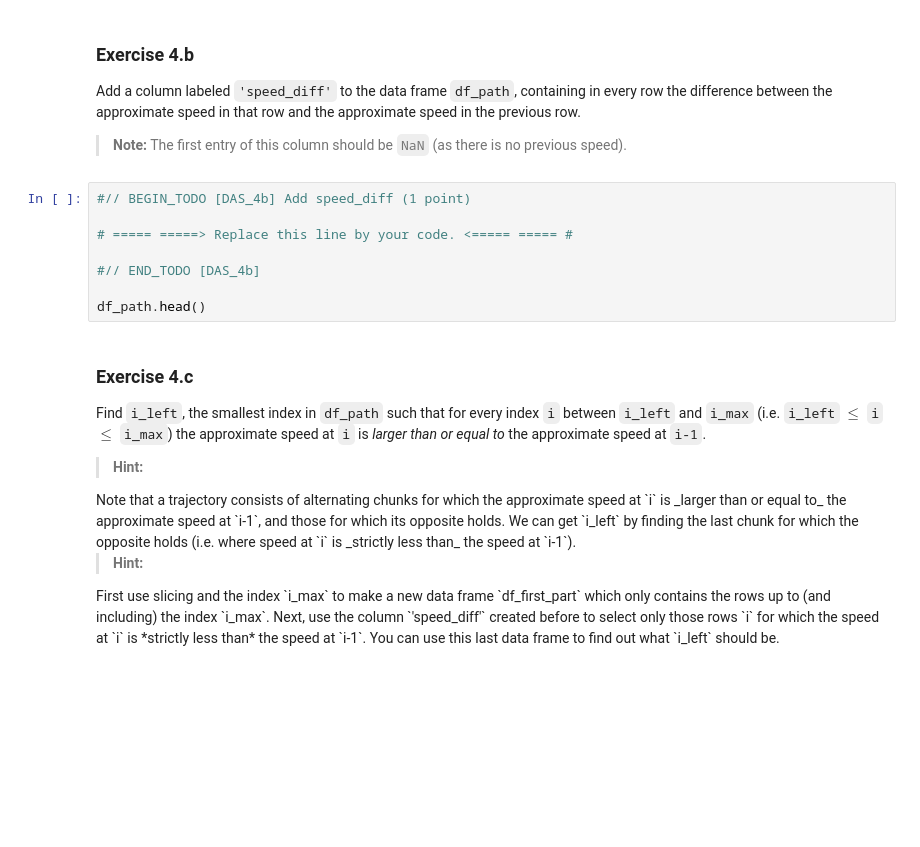
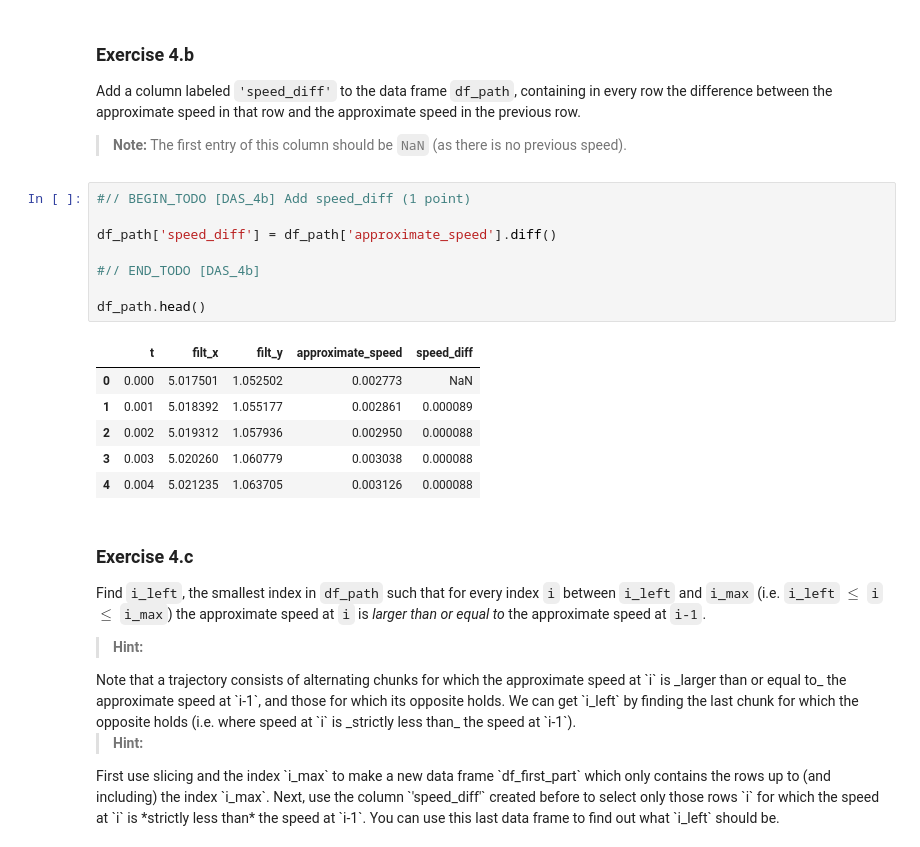
Before and after one commit to Modgen1/2IAB1, a Jupyter notebook: 5_DAS/Exercises-DAS-2076209.ipynb, the cells around one changed output. Drawn from its saved outputs; the diff is of its cells as text; blank space fills up the shorter version.

```diff
--- a/5_DAS/Exercises-DAS-2076209.ipynb
+++ b/5_DAS/Exercises-DAS-2076209.ipynb
@@ -1282,11 +1298,18 @@ Add a column labeled `'speed_diff'` to the data frame `df_path`, containing in e
 # %%
 #// BEGIN_TODO [DAS_4b] Add speed_diff (1 point)
 
-# ===== =====> Replace this line by your code. <===== ===== #
+df_path['speed_diff'] = df_path['approximate_speed'].diff()
 
 #// END_TODO [DAS_4b]
 
 df_path.head()
+# %% [output]
+|  | t | filt_x | filt_y | approximate_speed | speed_diff |
+| 0 | 0.000 | 5.017501 | 1.052502 | 0.002773 | NaN |
+| 1 | 0.001 | 5.018392 | 1.055177 | 0.002861 | 0.000089 |
+| 2 | 0.002 | 5.019312 | 1.057936 | 0.002950 | 0.000088 |
+| 3 | 0.003 | 5.020260 | 1.060779 | 0.003038 | 0.000088 |
+| 4 | 0.004 | 5.021235 | 1.063705 | 0.003126 | 0.000088 |
 # %% [markdown]
 ### Exercise 4.c
 
```
Also changed, not shown: parts of 15 cells of this notebook.
